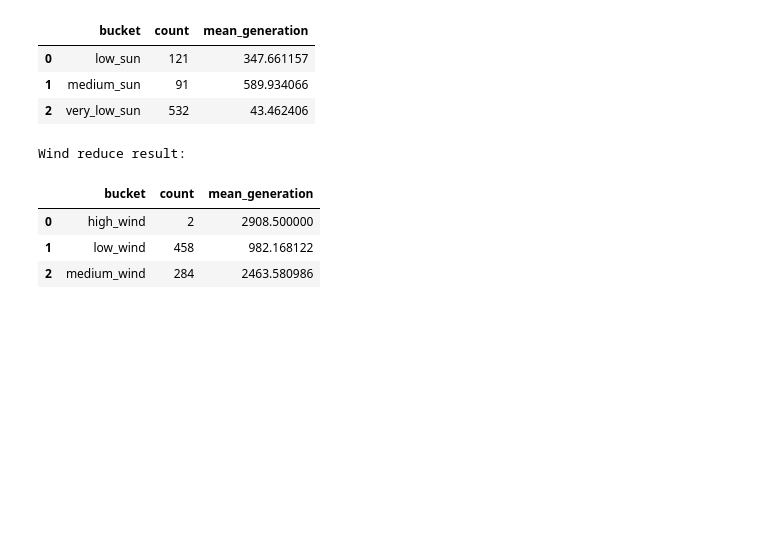
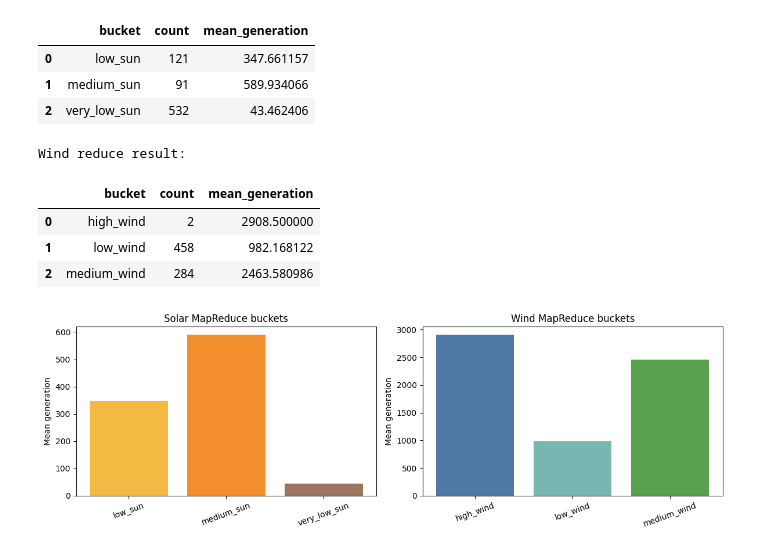
Before and after one commit to yosufe03/BDINF_Project, a Jupyter notebook: anaconda_projects/main.ipynb, the cells around one changed output. Saved outputs shown, nothing was run; the diff lists cells and outputs as text; code cells hidden in the pictures; blank space fills up the shorter version.

```diff
--- a/anaconda_projects/main.ipynb
+++ b/anaconda_projects/main.ipynb
@@ -727,3 +919,26 @@ Wind reduce result:
 | 0 | high_wind | 2 | 2908.500000 |
 | 1 | low_wind | 458 | 982.168122 |
 | 2 | medium_wind | 284 | 2463.580986 |
+# %%
+fig, axes = plt.subplots(1, 2, figsize=(12, 4))
+
+if not solar_reduce_df.empty:
+    axes[0].bar(solar_reduce_df["bucket"], solar_reduce_df["mean_generation"], color=["#f4b942", "#f28e2b", "#9c755f"])
+    axes[0].set_title("Solar MapReduce buckets")
+    axes[0].set_ylabel("Mean generation")
+    axes[0].tick_params(axis="x", rotation=20)
+else:
+    axes[0].set_visible(False)
+
+if not wind_reduce_df.empty:
+    axes[1].bar(wind_reduce_df["bucket"], wind_reduce_df["mean_generation"], color=["#4e79a7", "#76b7b2", "#59a14f"])
+    axes[1].set_title("Wind MapReduce buckets")
+    axes[1].set_ylabel("Mean generation")
+    axes[1].tick_params(axis="x", rotation=20)
+else:
+    axes[1].set_visible(False)
+
+plt.tight_layout()
+plt.show()
+# %% [output]
+[figure, added]
```
Also changed, not shown: parts of 38 cells of this notebook.
